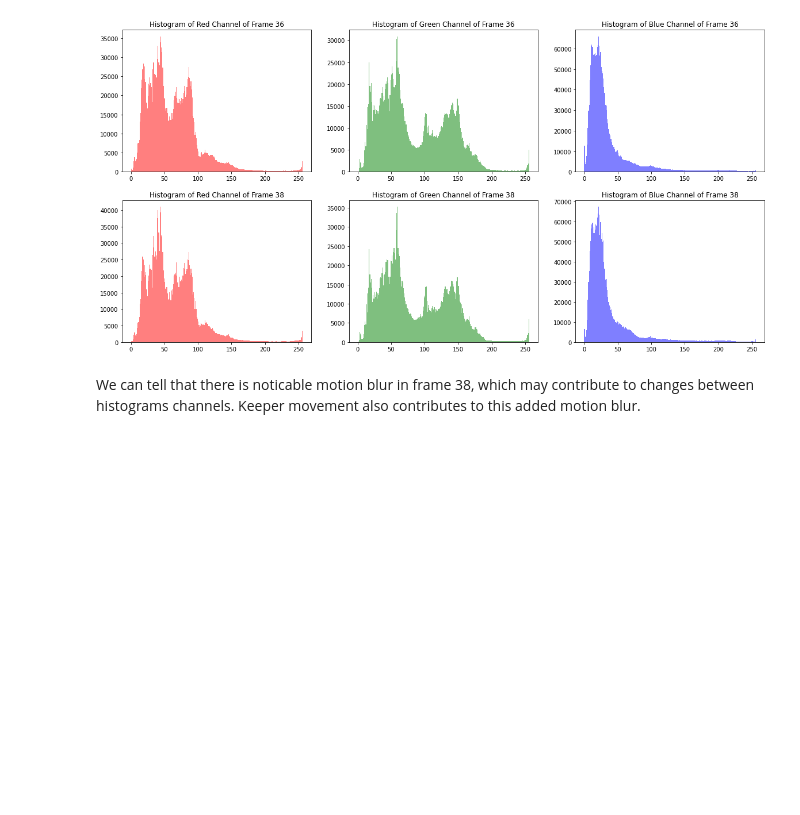
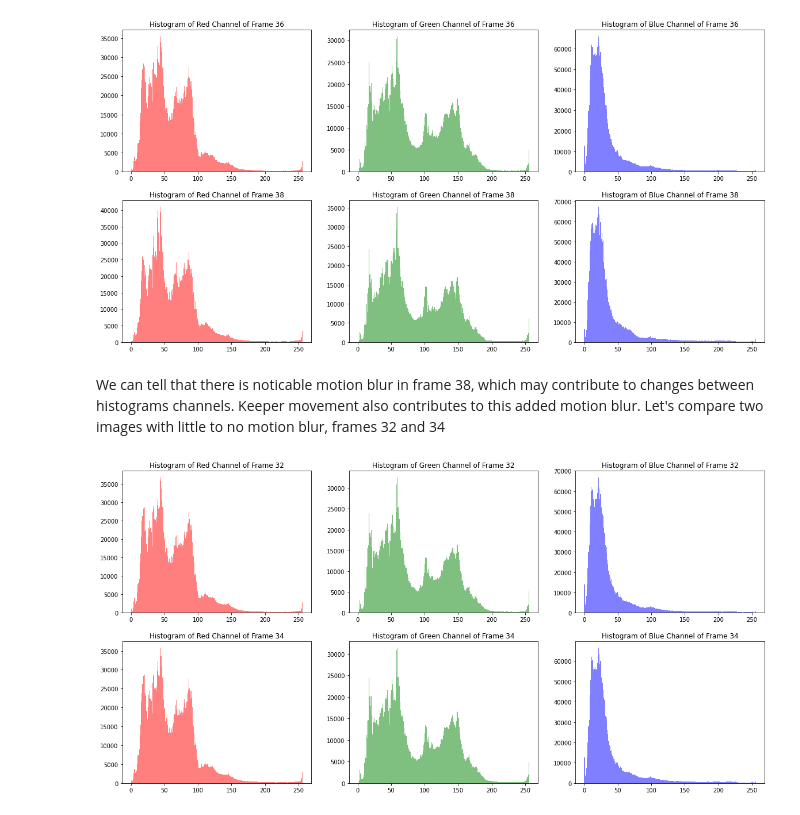
Before and after one commit to bedolpab/NetBot, a Jupyter notebook: testing/training.ipynb, the cells around one changed output. Drawn from its saved outputs; the diff is of its cells as text; code cells hidden in the pictures; blank space fills up the shorter version.

```diff
--- a/testing/training.ipynb
+++ b/testing/training.ipynb
@@ -75,4 +75,25 @@ plt.show()
 # %% [output]
 [figure]
 # %% [markdown]
-We can tell that there is noticable motion blur in frame 38, which may contribute to changes between histograms channels. Keeper movement also contributes to this added motion blur.
+We can tell that there is noticable motion blur in frame 38, which may contribute to changes between histograms channels. Keeper movement also contributes to this added motion blur. Let's compare two images with little to no motion blur, frames 32 and 34
+# %%
+frame_32 = PIL.Image.open("training-frames/frame-32.jpg")
+frame_34 = PIL.Image.open("training-frames/frame-34.jpg")
+
+frame_32_array = np.asarray(frame_32)
+frame_34_array = np.asarray(frame_34)
+# %%
+# Create a figure with six subplots, two for each RGB channel
+fig, axs = plt.subplots(2, 3, figsize=(20, 10))
+
+# Display the histograms of the RGB channels in the subplots
+for i, color in enumerate(['Red', 'Green', 'Blue']):
+    axs[0, i].hist(frame_32_array[:,:,i].ravel(), bins=256, range=(0, 256), color=color.lower(), alpha=0.5)
+    axs[0, i].set_title(f"Histogram of {color} Channel of Frame 32")
+    axs[1, i].hist(frame_34_array[:,:,i].ravel(), bins=256, range=(0, 256), color=color.lower(), alpha=0.5)
+    axs[1, i].set_title(f"Histogram of {color} Channel of Frame 34")
+
+# Show the plot
+plt.show()
+# %% [output]
+[figure, added]
```
